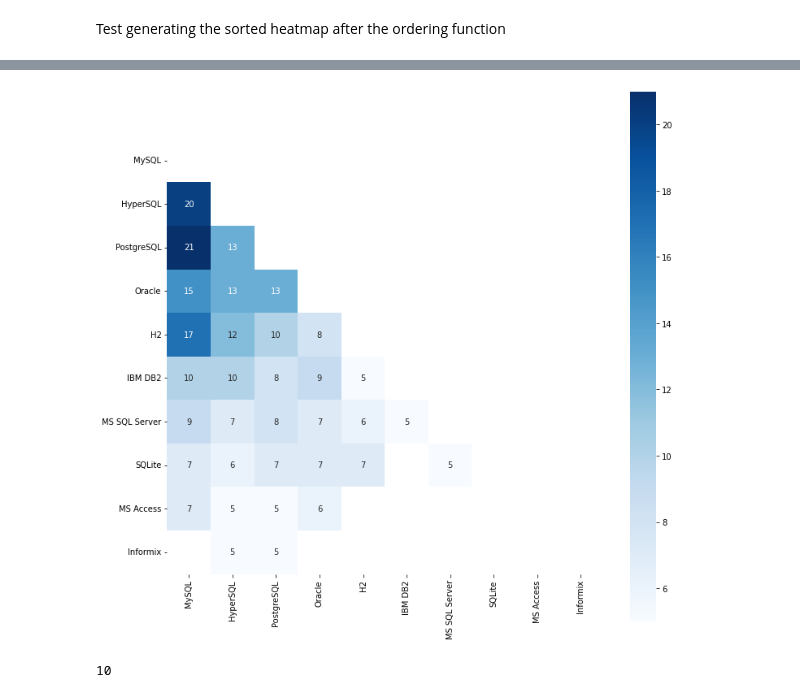
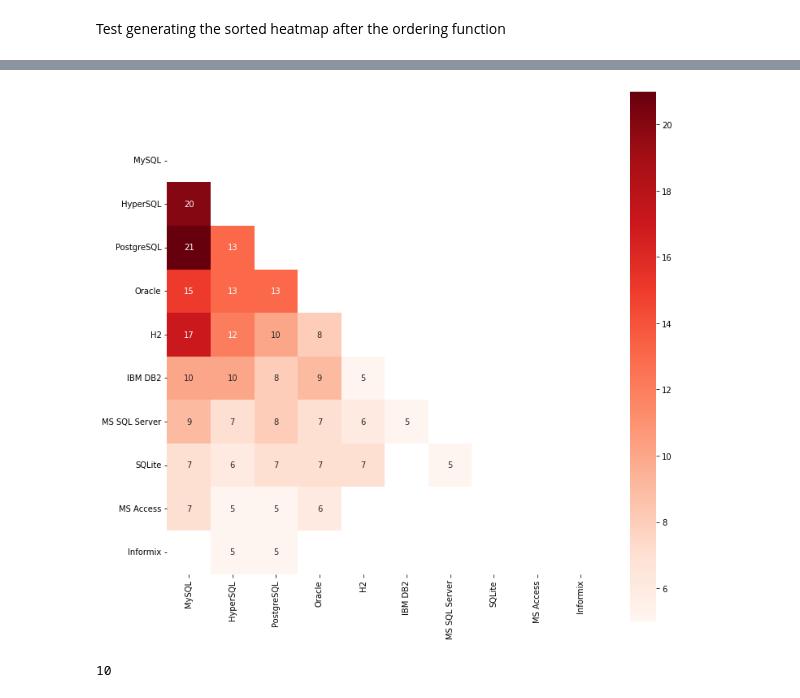
Before and after one commit to gems-uff/db-mining, a Jupyter notebook: src/rq4_synergy/historical_coocurrence_filters_v1.ipynb, the cells around one changed output, grey strips where cells are left out. Drawn from its saved outputs; the diff is of its cells as text; code cells hidden in the pictures.

Commit message:
R2R - V2 - Imagens

```diff
--- a/src/rq4_synergy/historical_coocurrence_filters_v1.ipynb
+++ b/src/rq4_synergy/historical_coocurrence_filters_v1.ipynb
@@ -458,35 +458,35 @@ import numpy as np
 ordered_rows = pivot_filled.sum(axis=1).sort_values(ascending=False).index  # Ordena as linhas
 
 # Ordena as colunas (Consequents) para que as maiores somas venham primeiro
 ordered_cols = pivot_filled.sum(axis=0).sort_values(ascending=False).index  # Ordena as colunas
 
 # Reordena a tabela pivotada tanto pelas linhas quanto pelas colunas
 pivot_ordered = pivot_filled.loc[ordered_rows, ordered_cols]
 
 # Cria a máscara para o triângulo superior na matriz reordenada
 mask_lower = np.triu(np.ones(pivot_ordered.shape), k=0)
 
 # Configura o heatmap com a tabela reordenada
 sns.heatmap(
     pivot_ordered,
     mask=mask_lower,
     xticklabels=True,
     yticklabels=True,
     annot=True,
-    cmap=sns.color_palette("Blues", as_cmap=True), #
+    cmap=sns.color_palette("Reds", as_cmap=True), #
     square=True,
 )
 
 # Ajusta o tamanho da figura
 fig = plt.gcf()
 fig.set_size_inches(12, 12)
 
 # Salva o gráfico em um arquivo PDF
 plt.savefig(IMAGES_DIR + "/heat_onlyrules_v1.pdf", format="pdf", bbox_inches="tight")
 
 plt.show()
 # %% [output]
-[figure, old version]
+[figure, new version]
 # %%
 #Calcular o total de BDs
 num_unicos = orules1c['Antecedents'].nunique()
```
Also changed, not shown: 2 other files.
